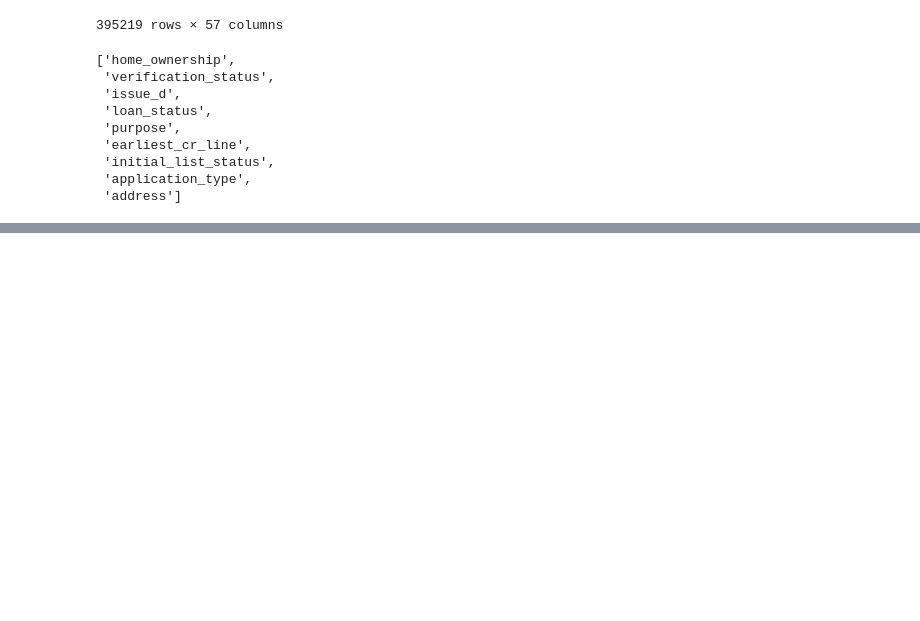
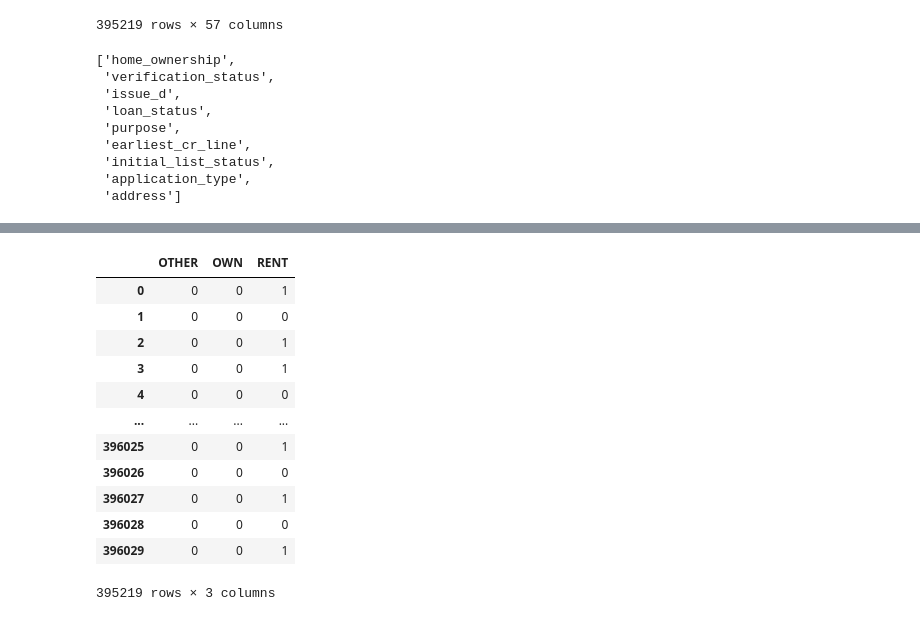
Before and after one commit to mkawsarzaman/prediction_loan_default_ANN_Tensorflow_keras, a Jupyter notebook: prediction_loan_default_ANN_Tensorflow_keras.ipynb, the cells around one changed output, grey strips where cells are left out. Saved outputs shown, nothing was run; the diff lists cells and outputs as text; code cells hidden in the pictures; blank space fills up the shorter version.

```diff
--- a/prediction_loan_default_ANN_Tensorflow_keras.ipynb
+++ b/prediction_loan_default_ANN_Tensorflow_keras.ipynb
@@ -760,0 +787,16 @@ list(df.select_dtypes('object'))
+# %%
+pd.get_dummies(df['home_ownership'],drop_first=True)
+# %% [output]
+|  | OTHER | OWN | RENT |
+| 0 | 0 | 0 | 1 |
+| 1 | 0 | 0 | 0 |
+| 2 | 0 | 0 | 1 |
+| 3 | 0 | 0 | 1 |
+| 4 | 0 | 0 | 0 |
+| ... | ... | ... | ... |
+| 396025 | 0 | 0 | 1 |
+| 396026 | 0 | 0 | 0 |
+| 396027 | 0 | 0 | 1 |
+| 396028 | 0 | 0 | 0 |
+| 396029 | 0 | 0 | 1 |
+395219 rows × 3 columns
```
Also changed, not shown: parts of 7 cells of this notebook.
